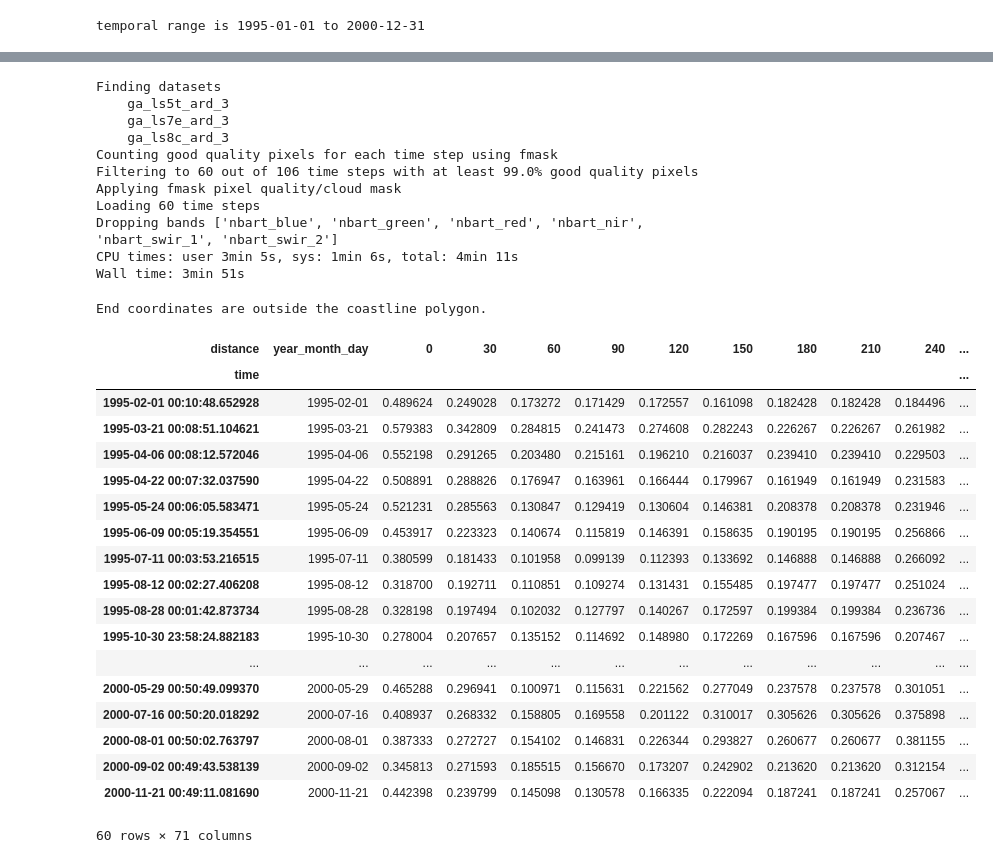
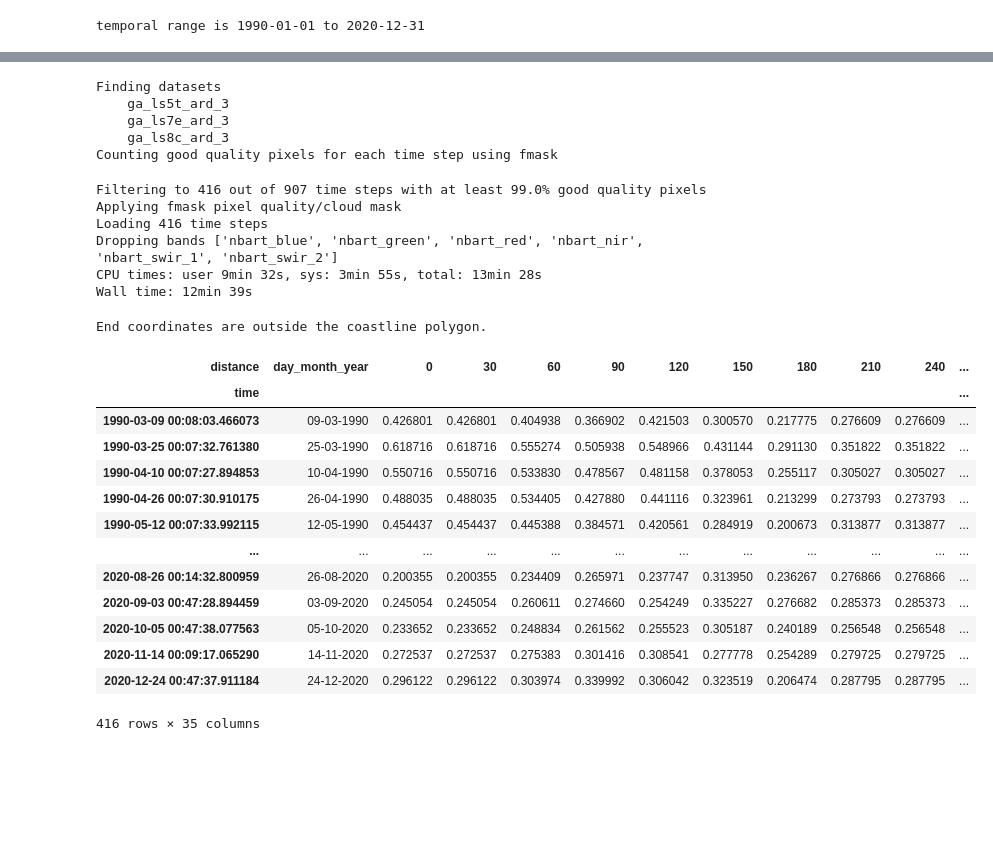
Before and after one commit to christopherowers/DP_KNP, a Jupyter notebook: Hovmoller_CO.ipynb, the cells around one changed output, grey strips where cells are left out. Saved outputs shown, nothing was run; the diff lists cells and outputs as text; code cells hidden in the pictures; blank space fills up the shorter version.

```diff
--- a/Hovmoller_CO.ipynb
+++ b/Hovmoller_CO.ipynb
@@ -62,14 +62,14 @@ def warp_geometry(geom, crs_crs, dst_crs):
     return shapely.geometry.shape(rasterio.warp.transform_geom(crs_crs, dst_crs, shapely.geometry.mapping(geom)))
 # %%
 # need to be WGS84 coordinate system for transects
-transect_file = './OpenCoastTransectsGulf/T110.shp'
+transect_file = './OpenCoastTransectsGulf/T202.shp'
 # %%
 # Define temporal range
-start_of_epoch = '1995-01-01'
-end_of_epoch =  '2000-12-31'
+start_of_epoch = '1990-01-01'
+end_of_epoch =  '2020-12-31'
 print ('temporal range is ' + start_of_epoch + ' to ' + end_of_epoch)
 # %% [output]
-temporal range is 1995-01-01 to 2000-12-31
+temporal range is 1990-01-01 to 2020-12-31
 # %%
 # use fiona module to open the shape file
 transect = fiona.open(transect_file)
@@ -126,12 +126,12 @@ Finding datasets
     ga_ls7e_ard_3
     ga_ls8c_ard_3
 Counting good quality pixels for each time step using fmask
-Filtering to 60 out of 106 time steps with at least 99.0% good quality pixels
-Applying fmask pixel quality/cloud mask
-Loading 60 time steps
-Dropping bands ['nbart_blue', 'nbart_green', 'nbart_red', 'nbart_nir', 'nbart_swir_1', 'nbart_swir_2']
-CPU times: user 3min 5s, sys: 1min 6s, total: 4min 11s
-Wall time: 3min 51s
+Filtering to 416 out of 907 time steps with at least 99.0% good quality pixels
+Applying fmask pixel quality/cloud mask
+Loading 416 time steps
+Dropping bands ['nbart_blue', 'nbart_green', 'nbart_red', 'nbart_nir', 'nbart_swir_1', 'nbart_swir_2']
+CPU times: user 9min 32s, sys: 3min 55s, total: 13min 28s
+Wall time: 12min 39s
 # %%
 # Compress
 crs_wkt = ds.crs
@@ -182,41 +182,37 @@ hov_data = ds_index.sel(x=xr.DataArray(x_dim, dims='distance'),
 # %%
 # Convert DataArray to DataFrame
 df = hov_data.to_dataframe(name='value').reset_index()
 
 # Pivot the DataFrame
 df_pivoted = df.pivot(index='time', columns='distance', values='value')
 # make column headings into meters (* 30)
 df_pivoted.columns = (df_pivoted.columns.astype(int) * 30).astype(str)
 
 # for saving, add in easier to read column for time
-df_pivoted.insert(0, 'year_month_day', df_pivoted.index.strftime('%Y-%m-%d'))
+# df_pivoted.insert(0, 'year_month_day', df_pivoted.index.strftime('%Y-%m-%d'))
+df_pivoted.insert(0, 'day_month_year', df_pivoted.index.strftime('%d-%m-%Y'))
 
 # save as csv
 df_pivoted.to_csv('./output/' + os.path.splitext(os.path.basename(transect_file))[0] + '_' +
                   start_of_epoch.split('-')[0] + '_' + end_of_epoch.split('-')[0] + '_' + index_selection + '.csv',
                   index=False)
 
 df_pivoted
 # %% [output]
-| distance | year_month_day | 0 | 30 | 60 | 90 | 120 | 150 | 180 | 210 | 240 | ... |
+| distance | day_month_year | 0 | 30 | 60 | 90 | 120 | 150 | 180 | 210 | 240 | ... |
 | time |  |  |  |  |  |  |  |  |  |  | ... |
-| 1995-02-01 00:10:48.652928 | 1995-02-01 | 0.489624 | 0.249028 | 0.173272 | 0.171429 | 0.172557 | 0.161098 | 0.182428 | 0.182428 | 0.184496 | ... |
-| 1995-03-21 00:08:51.104621 | 1995-03-21 | 0.579383 | 0.342809 | 0.284815 | 0.241473 | 0.274608 | 0.282243 | 0.226267 | 0.226267 | 0.261982 | ... |
-| 1995-04-06 00:08:12.572046 | 1995-04-06 | 0.552198 | 0.291265 | 0.203480 | 0.215161 | 0.196210 | 0.216037 | 0.239410 | 0.239410 | 0.229503 | ... |
-| 1995-04-22 00:07:32.037590 | 1995-04-22 | 0.508891 | 0.288826 | 0.176947 | 0.163961 | 0.166444 | 0.179967 | 0.161949 | 0.161949 | 0.231583 | ... |
-| 1995-05-24 00:06:05.583471 | 1995-05-24 | 0.521231 | 0.285563 | 0.130847 | 0.129419 | 0.130604 | 0.146381 | 0.208378 | 0.208378 | 0.231946 | ... |
-| 1995-06-09 00:05:19.354551 | 1995-06-09 | 0.453917 | 0.223323 | 0.140674 | 0.115819 | 0.146391 | 0.158635 | 0.190195 | 0.190195 | 0.256866 | ... |
-| 1995-07-11 00:03:53.216515 | 1995-07-11 | 0.380599 | 0.181433 | 0.101958 | 0.099139 | 0.112393 | 0.133692 | 0.146888 | 0.146888 | 0.266092 | ... |
-| 1995-08-12 00:02:27.406208 | 1995-08-12 | 0.318700 | 0.192711 | 0.110851 | 0.109274 | 0.131431 | 0.155485 | 0.197477 | 0.197477 | 0.251024 | ... |
-| 1995-08-28 00:01:42.873734 | 1995-08-28 | 0.328198 | 0.197494 | 0.102032 | 0.127797 | 0.140267 | 0.172597 | 0.199384 | 0.199384 | 0.236736 | ... |
-| 1995-10-30 23:58:24.882183 | 1995-10-30 | 0.278004 | 0.207657 | 0.135152 | 0.114692 | 0.148980 | 0.172269 | 0.167596 | 0.167596 | 0.207467 | ... |
+| 1990-03-09 00:08:03.466073 | 09-03-1990 | 0.426801 | 0.426801 | 0.404938 | 0.366902 | 0.421503 | 0.300570 | 0.217775 | 0.276609 | 0.276609 | ... |
+| 1990-03-25 00:07:32.761380 | 25-03-1990 | 0.618716 | 0.618716 | 0.555274 | 0.505938 | 0.548966 | 0.431144 | 0.291130 | 0.351822 | 0.351822 | ... |
+| 1990-04-10 00:07:27.894853 | 10-04-1990 | 0.550716 | 0.550716 | 0.533830 | 0.478567 | 0.481158 | 0.378053 | 0.255117 | 0.305027 | 0.305027 | ... |
+| 1990-04-26 00:07:30.910175 | 26-04-1990 | 0.488035 | 0.488035 | 0.534405 | 0.427880 | 0.441116 | 0.323961 | 0.213299 | 0.273793 | 0.273793 | ... |
+| 1990-05-12 00:07:33.992115 | 12-05-1990 | 0.454437 | 0.454437 | 0.445388 | 0.384571 | 0.420561 | 0.284919 | 0.200673 | 0.313877 | 0.313877 | ... |
 | ... | ... | ... | ... | ... | ... | ... | ... | ... | ... | ... | ... |
-| 2000-05-29 00:50:49.099370 | 2000-05-29 | 0.465288 | 0.296941 | 0.100971 | 0.115631 | 0.221562 | 0.277049 | 0.237578 | 0.237578 | 0.301051 | ... |
-| 2000-07-16 00:50:20.018292 | 2000-07-16 | 0.408937 | 0.268332 | 0.158805 | 0.169558 | 0.201122 | 0.310017 | 0.305626 | 0.305626 | 0.375898 | ... |
-| 2000-08-01 00:50:02.763797 | 2000-08-01 | 0.387333 | 0.272727 | 0.154102 | 0.146831 | 0.226344 | 0.293827 | 0.260677 | 0.260677 | 0.381155 | ... |
-| 2000-09-02 00:49:43.538139 | 2000-09-02 | 0.345813 | 0.271593 | 0.185515 | 0.156670 | 0.173207 | 0.242902 | 0.213620 | 0.213620 | 0.312154 | ... |
-| 2000-11-21 00:49:11.081690 | 2000-11-21 | 0.442398 | 0.239799 | 0.145098 | 0.130578 | 0.166335 | 0.222094 | 0.187241 | 0.187241 | 0.257067 | ... |
+| 2020-08-26 00:14:32.800959 | 26-08-2020 | 0.200355 | 0.200355 | 0.234409 | 0.265971 | 0.237747 | 0.313950 | 0.236267 | 0.276866 | 0.276866 | ... |
+| 2020-09-03 00:47:28.894459 | 03-09-2020 | 0.245054 | 0.245054 | 0.260611 | 0.274660 | 0.254249 | 0.335227 | 0.276682 | 0.285373 | 0.285373 | ... |
+| 2020-10-05 00:47:38.077563 | 05-10-2020 | 0.233652 | 0.233652 | 0.248834 | 0.261562 | 0.255523 | 0.305187 | 0.240189 | 0.256548 | 0.256548 | ... |
+| 2020-11-14 00:09:17.065290 | 14-11-2020 | 0.272537 | 0.272537 | 0.275383 | 0.301416 | 0.308541 | 0.277778 | 0.254289 | 0.279725 | 0.279725 | ... |
+| 2020-12-24 00:47:37.911184 | 24-12-2020 | 0.296122 | 0.296122 | 0.303974 | 0.339992 | 0.306042 | 0.323519 | 0.206474 | 0.287795 | 0.287795 | ... |
-60 rows × 71 columns
+416 rows × 35 columns
 # %%
 # This controls the colour map used for plotting NDVI
 ndvi_cmap = mpl.colors.ListedColormap(['blue', '#ffcc66','#ffffcc' , '#ccff66' , '#2eb82e', '#009933' , '#006600'])
```
Also changed, not shown: parts of 2 cells of this notebook.
